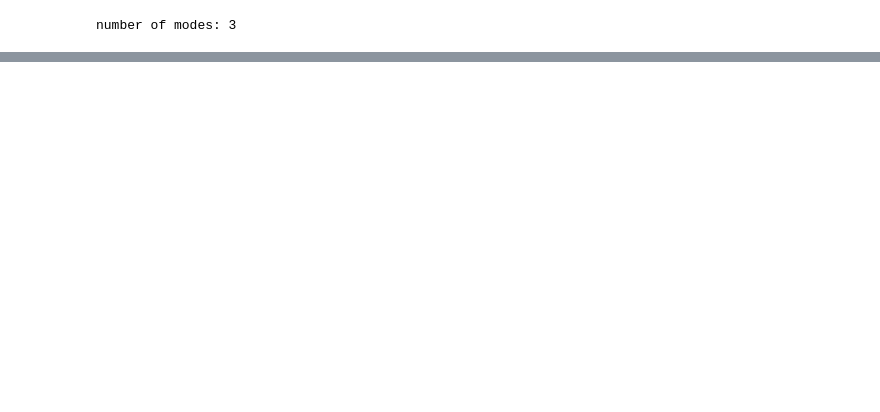
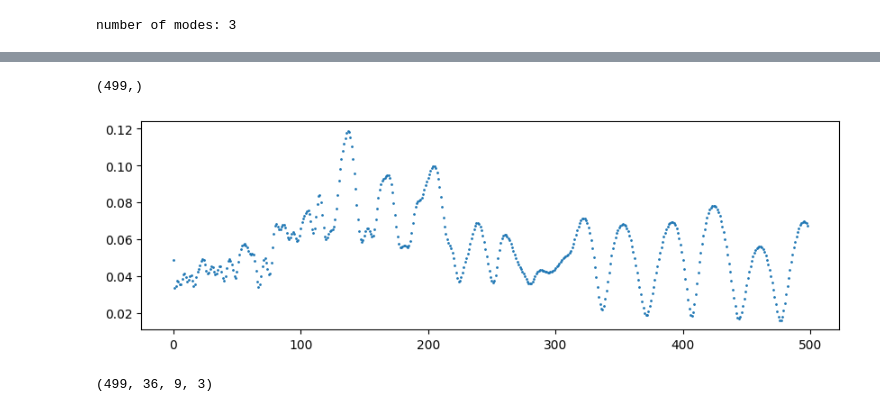
Before and after one commit to cmt-dtu-energy/koopman-magnetics, a Jupyter notebook: nbs/ROM.ipynb, the cells around one changed output, grey strips where cells are left out. Cells and saved outputs as stored; diff of their text form; code cells hidden in the pictures; blank space fills up the shorter version.

Commit message:
initial koopman AE model

```diff
--- a/nbs/ROM.ipynb
+++ b/nbs/ROM.ipynb
@@ -87,0 +226,10 @@ X_forecast = forecast(152, 152 + 150, Phi, Lambdas, b)
+# %%
+m = int(np.prod(data_dim))  # input dimension
+dim_list = [m, 64, 10]
+act_fn = nn.Tanh
+
+device = torch.device("cuda" if torch.cuda.is_available() else "cpu")
+Xtrain = torch.tensor(X1.T, dtype=torch.float32).to(device)
+Ytrain = torch.tensor(X2.T, dtype=torch.float32).to(device)
+
+koopman = DeepKoopman(dim_list=dim_list, act_fn=act_fn).to(device)
@@ -87,0 +240,22 @@ X_forecast = forecast(152, 152 + 150, Phi, Lambdas, b)
+# %%
+optimizer = optim.Adam(koopman.parameters(), lr=1e-3)
+criterion = nn.MSELoss()
+
+epochs = 1000
+
+losses = np.zeros(epochs)
+for epoch in range(epochs):
+    koopman.train()
+    optimizer.zero_grad()
+
+    Xhat, Yhat = koopman(Xtrain, Ytrain)
+
+    loss = criterion(Xhat, Xtrain) + criterion(Yhat, Ytrain)
+
+    losses[epoch] = loss.item()
+
+    loss.backward()
+    optimizer.step()
+
+    if epoch % 50 == 49:
+        print(f"Epoch {epoch+1}, Loss: {loss.item()}")
@@ -87,0 +283,18 @@ X_forecast = forecast(152, 152 + 150, Phi, Lambdas, b)
+# %%
+Yhat = koopman.predict(Xtrain[0,:], 499).cpu().detach().numpy()
+
+error = np.linalg.norm(Yhat - X2.T, axis=1) / np.linalg.norm(X2.T, axis=1)
+error.shape
+# %% [output]
+(499,)
+# %%
+fig, ax = plt.subplots(figsize=(10, 3))
+ax.scatter(np.arange(len(error)), error, s=1)
+plt.show()
+# %% [output]
+[figure, added]
+# %%
+Y_reshape = Yhat.reshape((Yhat.shape[0], *data_dim))
+Y_reshape.shape
+# %% [output]
+(499, 36, 9, 3)
```
Also changed, not shown: parts of 19 cells of this notebook.
